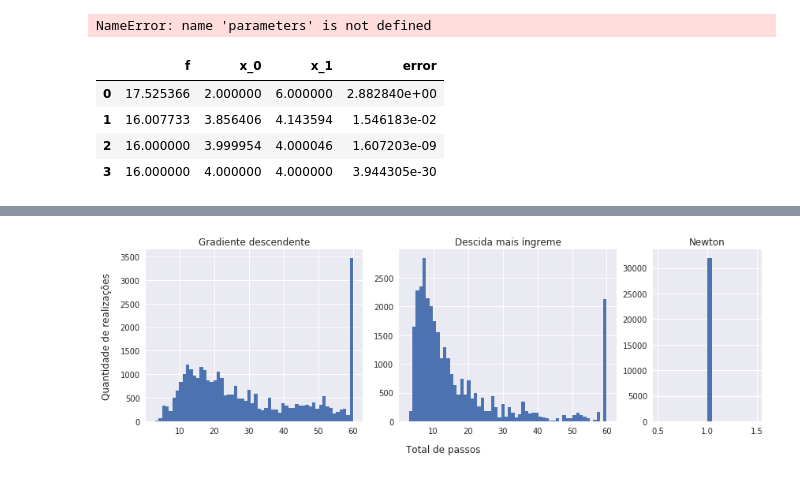
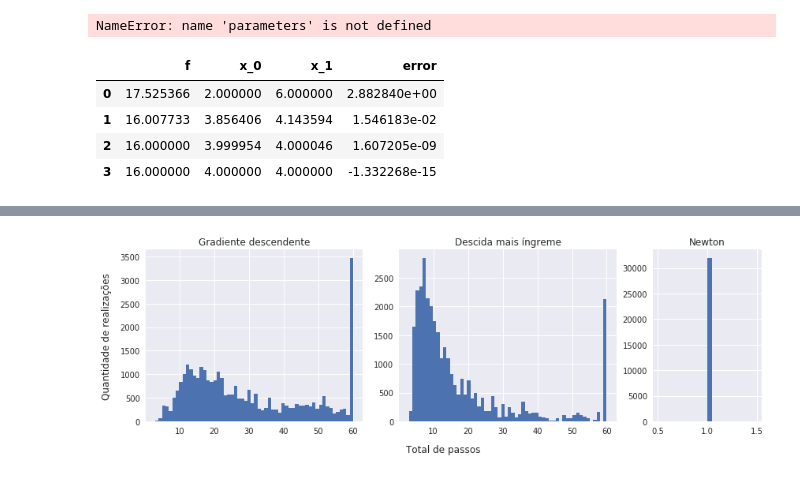
Before and after one commit to IFCE-Mestado-Ciencia-da-Computacao/Optimization-2018.1, a Jupyter notebook: homework/notebooks/Gráficos Trabalho 2.ipynb, the cells around one changed output, grey strips where cells are left out. Drawn from its saved outputs; the diff is of its cells as text; code cells hidden in the pictures.

```diff
--- a/homework/notebooks/Gráficos Trabalho 2.ipynb
+++ b/homework/notebooks/Gráficos Trabalho 2.ipynb
@@ -33,11 +33,11 @@ x_0, x_1, gama
 # %% [output]
 NameError: name 'parameters' is not defined
 # %%
-data = pd.read_csv('../trabalho2/results.csv')
-data.head(5)
+data = pd.read_csv('../trabalho2/results/pseudo_inverse_method.csv')
+data
 # %% [output]
 |  | f | x_0 | x_1 | error |
 | 0 | 17.525366 | 2.000000 | 6.000000 | 2.882840e+00 |
 | 1 | 16.007733 | 3.856406 | 4.143594 | 1.546183e-02 |
-| 2 | 16.000000 | 3.999954 | 4.000046 | 1.607203e-09 |
-| 3 | 16.000000 | 4.000000 | 4.000000 | 3.944305e-30 |
+| 2 | 16.000000 | 3.999954 | 4.000046 | 1.607205e-09 |
+| 3 | 16.000000 | 4.000000 | 4.000000 | -1.332268e-15 |
```
Also changed, not shown: parts of 5 cells of this notebook, 8 other files.
